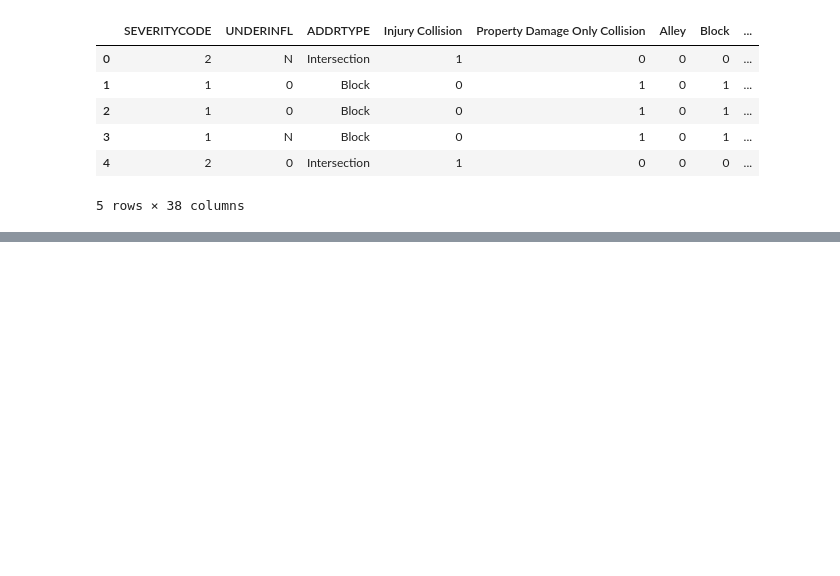
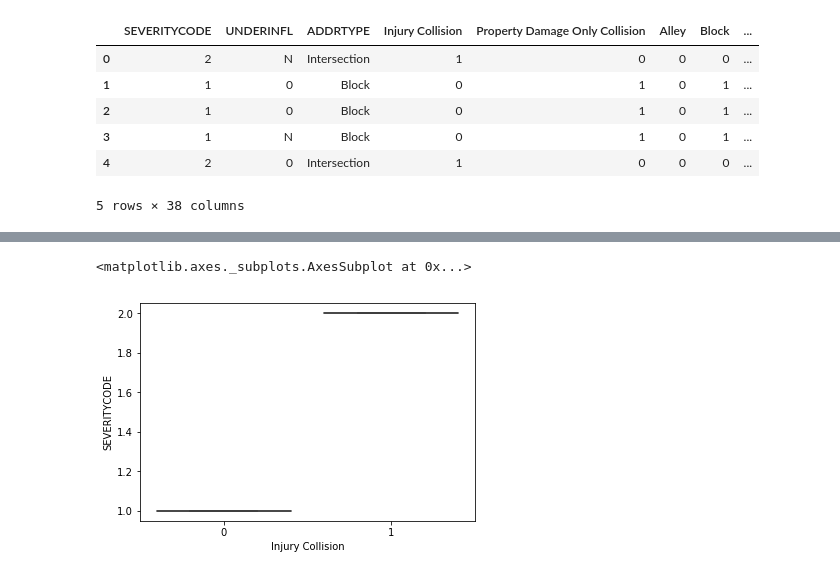
Before and after one commit to willm625/Coursera_Capstone, a Jupyter notebook: cap_nb.ipynb, the cells around one changed output, grey strips where cells are left out. Cells and saved outputs as stored; diff of their text form; code cells hidden in the pictures; blank space fills up the shorter version.

```diff
--- a/cap_nb.ipynb
+++ b/cap_nb.ipynb
@@ -400,0 +369,4 @@ df2.head()
+# %%
+df2["UNDERINFL"].replace("N", "0", inplace=True)
+# %%
+df2["UNDERINFL"].replace("Y", "1", inplace=True)
@@ -415,3 +389,21 @@ Index(['SEVERITYCODE', 'UNDERINFL', 'ADDRTYPE', 'Injury Collision',
        'Wet Road', 'Dark - No Street Lights', 'Dark - Street Lights Off',
        'Dark - Street Lights On', 'Dawn', 'Daylight', 'Dusk'],
       dtype='object')
+# %%
+df2 = df2.astype({"UNDERINFL": int})
+# %%
+arr = ['Injury Collision',
+       'Property Damage Only Collision', 'Alley', 'Block', 'Intersection',
+       'Angles Collision', 'Head On Collision', 'Left Turn Collision',
+       'Parked Car Involved', 'Car Rear Ended', 'Right Turn Collision',
+       'Sideswipe Collision',
+       'At Intersection (but not related to intersection)',
+       'At Intersection (intersection related)', 'Driveway Junction',
+       'Mid-Block (but intersection related)',
+       'Mid-Block (not related to intersection)', 'Ramp Junction', 'Clear',
+       'Fog/Smog/Smoke', 'Overcast', 'Raining', 'Sleet/Hail/Freezing Rain',
+       'Snowing', 'Dry Road', 'Icy Road', 'Snow/Slush Road', 'Standing Water',
+       'Wet Road', 'Dark - No Street Lights', 'Dark - Street Lights Off',
+       'Dark - Street Lights On', 'Dawn', 'Daylight', 'Dusk']
+for i in arr:
+    df2 = df2.astype({i: int})
@@ -417,0 +441,6 @@ Index(['SEVERITYCODE', 'UNDERINFL', 'ADDRTYPE', 'Injury Collision',
+# %%
+import seaborn as sns
+sns.boxplot(x="Injury Collision", y="SEVERITYCODE", data=df2)
+# %% [output]
+<matplotlib.axes._subplots.AxesSubplot at 0x...>
+[figure, added]
```
Also changed, not shown: parts of 34 cells of this notebook.
